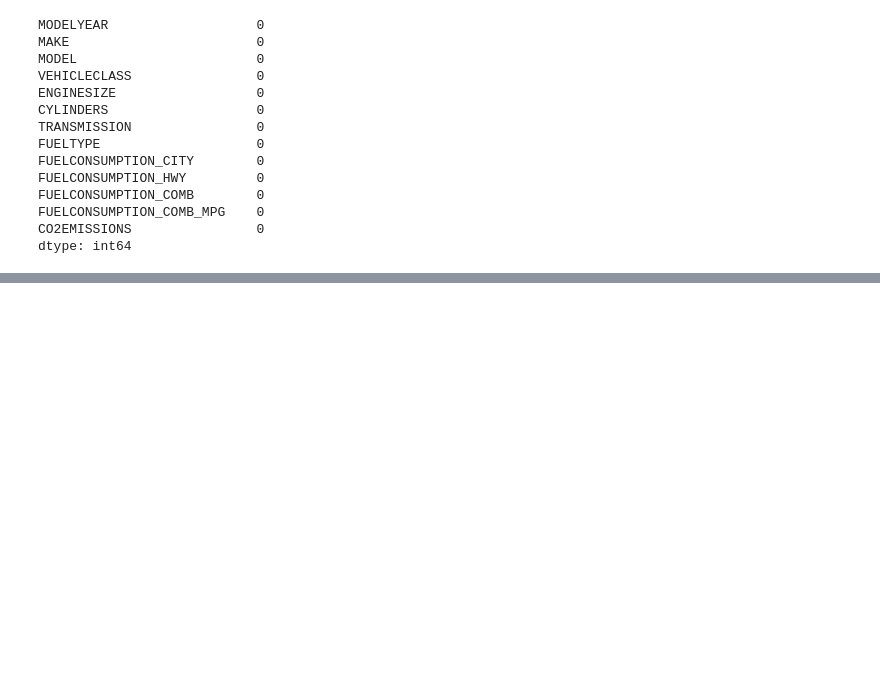
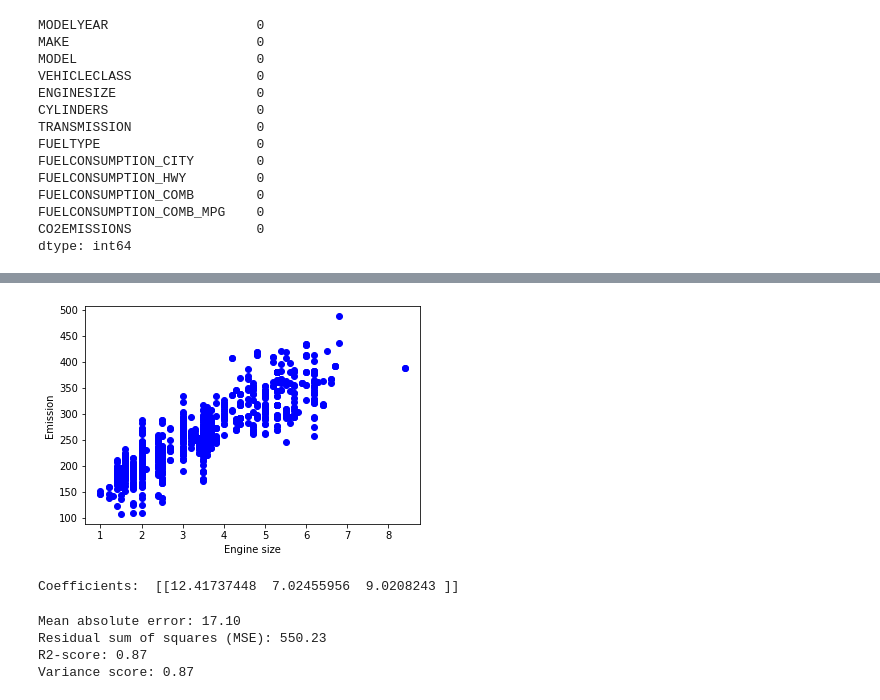
Before and after one commit to ahmdngi/DataScience-Projects, a Jupyter notebook: simple-linear-regression-model.ipynb, the cells around one changed output, grey strips where cells are left out. Drawn from its saved outputs; the diff is of its cells as text; code cells hidden in the pictures; blank space fills up the shorter version.

Commit message:
Kaggle Notebook | Regression Models | Version 6

```diff
--- a/simple-linear-regression-model.ipynb
+++ b/simple-linear-regression-model.ipynb
@@ -170,0 +181,3 @@ R2-score: 0.78
+# %%
+mlr = df[['ENGINESIZE','CYLINDERS','FUELCONSUMPTION_CITY','FUELCONSUMPTION_HWY','FUELCONSUMPTION_COMB','CO2EMISSIONS']]
+mlr.head(10)
@@ -170,0 +196,34 @@ R2-score: 0.78
+# %%
+plt.scatter(mlr.ENGINESIZE, mlr.CO2EMISSIONS,  color='blue')
+plt.xlabel("Engine size")
+plt.ylabel("Emission")
+plt.show()
+# %% [output]
+[figure, added]
+# %%
+from sklearn import linear_model
+regr = linear_model.LinearRegression()
+mlr_train_x = np.asanyarray(train[['ENGINESIZE','CYLINDERS','FUELCONSUMPTION_COMB']])
+mlr_train_y = np.asanyarray(train[['CO2EMISSIONS']])
+regr.fit (mlr_train_x, mlr_train_y)
+# The coefficients
+print ('Coefficients: ', regr.coef_)
+# %% [output]
+Coefficients:  [[12.41737448  7.02455956  9.0208243 ]]
+# %%
+y_hat= regr.predict(test[['ENGINESIZE','CYLINDERS','FUELCONSUMPTION_COMB']])
+mlr_test_x = np.asanyarray(test[['ENGINESIZE','CYLINDERS','FUELCONSUMPTION_COMB']])
+mlr_test_y = np.asanyarray(test[['CO2EMISSIONS']])
+
+
+print("Mean absolute error: %.2f" % np.mean(np.absolute(y_hat - mlr_test_y)))
+print("Residual sum of squares (MSE): %.2f" % np.mean((y_hat - mlr_test_y) ** 2))
+print("R2-score: %.2f" % r2_score(mlr_test_y , y_hat) )
+
+# Explained variance score: 1 is perfect prediction
+print('Variance score: %.2f' % regr.score(mlr_test_x, mlr_test_y))
+# %% [output]
+Mean absolute error: 17.10
+Residual sum of squares (MSE): 550.23
+R2-score: 0.87
+Variance score: 0.87
```
Also changed, not shown: parts of 15 cells of this notebook.
